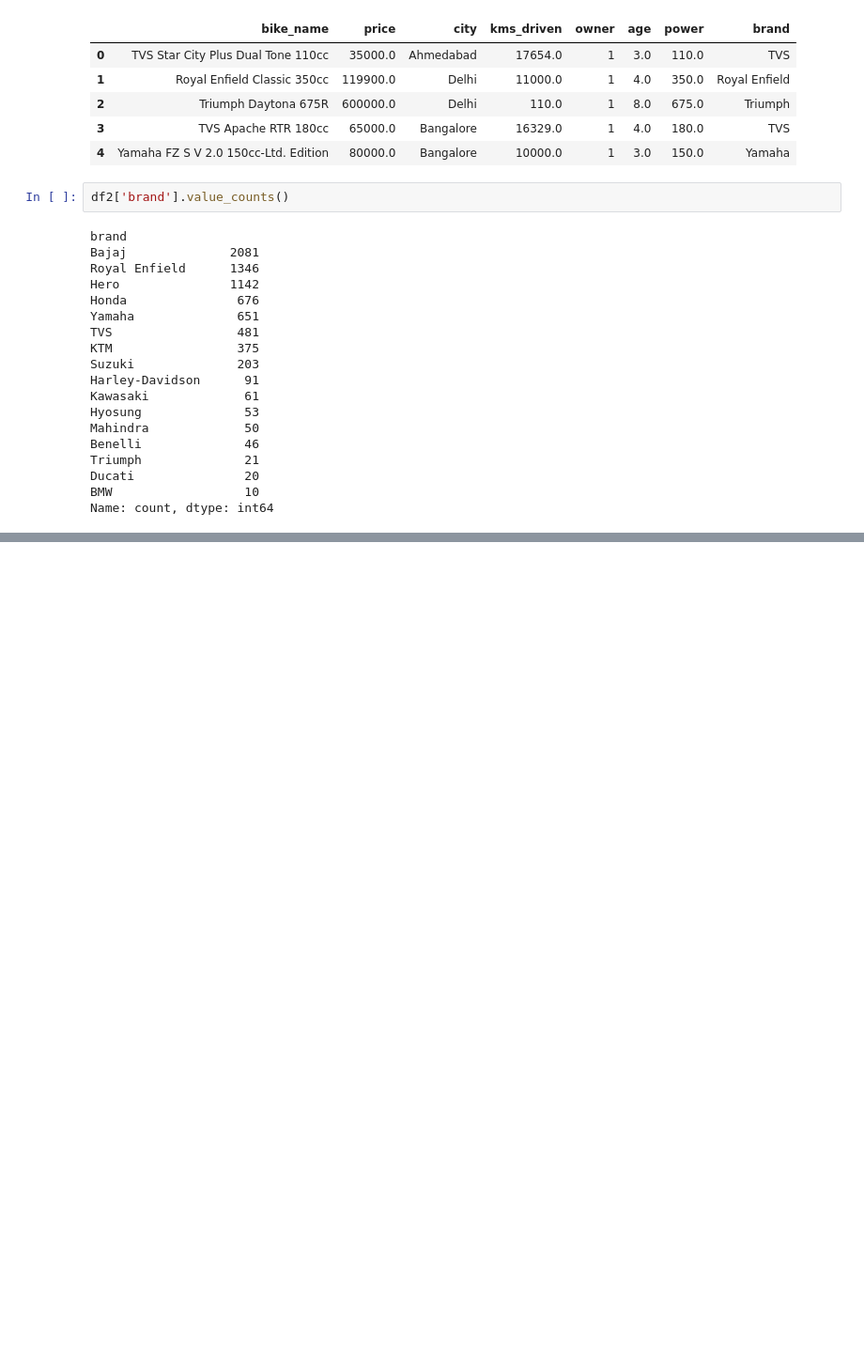
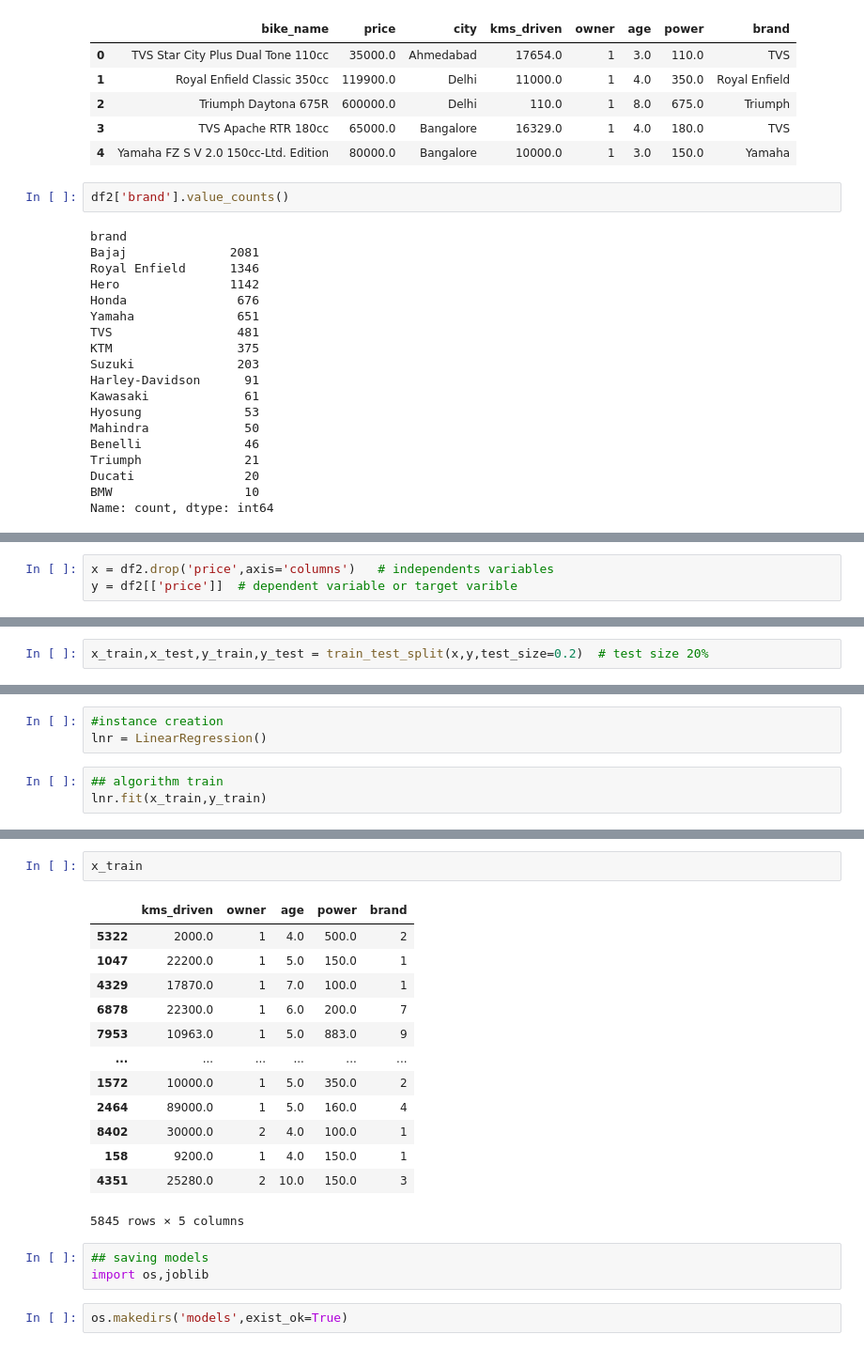
Before and after one commit to upflairs-pvt-ltd/3rd_july_datascience, a Jupyter notebook: oldbikepriceprediction/LinearRegression.ipynb, the cells around one changed output, grey strips where cells are left out. Shown: that part at 94% size. Drawn from its saved outputs; the diff is of its cells as text; blank space fills up the shorter version.

```diff
--- a/oldbikepriceprediction/LinearRegression.ipynb
+++ b/oldbikepriceprediction/LinearRegression.ipynb
@@ -205,0 +260,3 @@ Name: count, dtype: int64
+# %%
+x = df2.drop('price',axis='columns')   # independents variables
+y = df2[['price']]  # dependent variable or target varible
@@ -205,0 +274,2 @@ Name: count, dtype: int64
+# %%
+x_train,x_test,y_train,y_test = train_test_split(x,y,test_size=0.2)  # test size 20%
@@ -205,0 +279,6 @@ Name: count, dtype: int64
+# %%
+#instance creation
+lnr = LinearRegression()
+# %%
+## algorithm train
+lnr.fit(x_train,y_train)
@@ -205,0 +338,21 @@ Name: count, dtype: int64
+# %%
+x_train
+# %% [output]
+|  | kms_driven | owner | age | power | brand |
+| 5322 | 2000.0 | 1 | 4.0 | 500.0 | 2 |
+| 1047 | 22200.0 | 1 | 5.0 | 150.0 | 1 |
+| 4329 | 17870.0 | 1 | 7.0 | 100.0 | 1 |
+| 6878 | 22300.0 | 1 | 6.0 | 200.0 | 7 |
+| 7953 | 10963.0 | 1 | 5.0 | 883.0 | 9 |
+| ... | ... | ... | ... | ... | ... |
+| 1572 | 10000.0 | 1 | 5.0 | 350.0 | 2 |
+| 2464 | 89000.0 | 1 | 5.0 | 160.0 | 4 |
+| 8402 | 30000.0 | 2 | 4.0 | 100.0 | 1 |
+| 158 | 9200.0 | 1 | 4.0 | 150.0 | 1 |
+| 4351 | 25280.0 | 2 | 10.0 | 150.0 | 3 |
+5845 rows × 5 columns
+# %%
+## saving models
+import os,joblib
+# %%
+os.makedirs('models',exist_ok=True)
```
Also changed, not shown: parts of 28 cells of this notebook, 2 other files.
